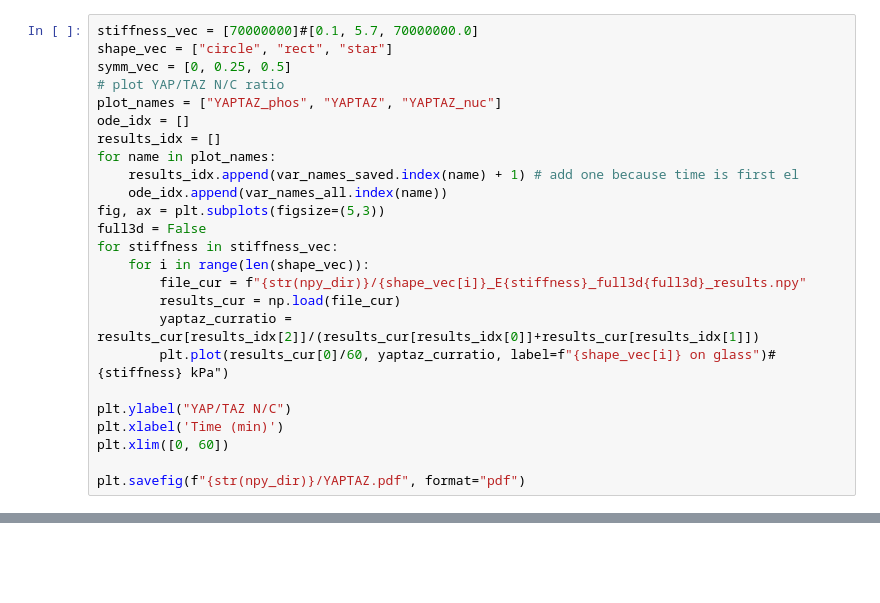
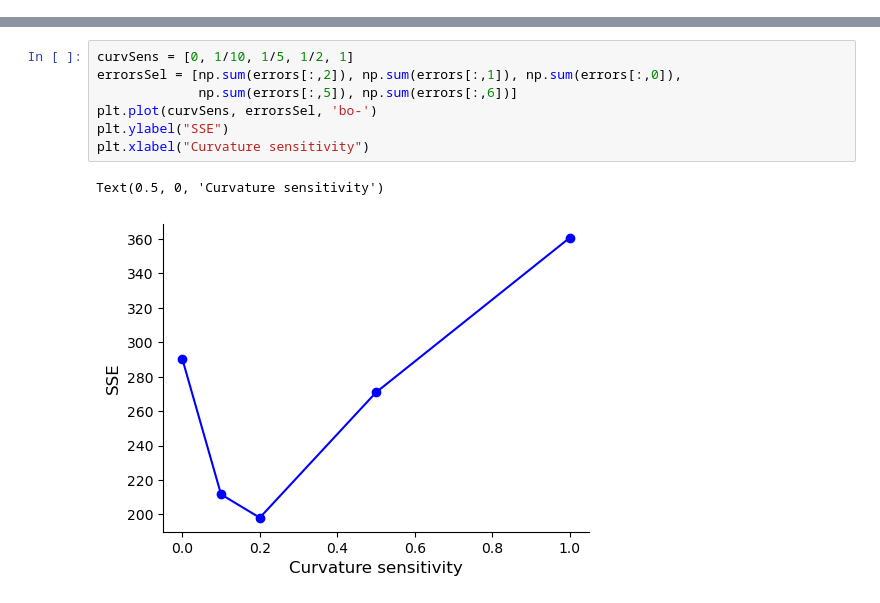
Before and after one commit to RangamaniLabUCSD/smart-nanopillars, a Jupyter notebook: model-files/mech_figs.ipynb, the cells around one changed output, grey strips where cells are left out. Saved outputs shown, nothing was run; the diff lists cells and outputs as text; blank space fills up the shorter version.

```diff
--- a/model-files/mech_figs.ipynb
+++ b/model-files/mech_figs.ipynb
@@ -91,25 +22,0 @@ Plot average YAP/TAZ nuclear to cytosolic ratio (N/C) for each of the 3 differen
-# %%
-stiffness_vec = [70000000]#[0.1, 5.7, 70000000.0]
-shape_vec = ["circle", "rect", "star"]
-symm_vec = [0, 0.25, 0.5]
-# plot YAP/TAZ N/C ratio
-plot_names = ["YAPTAZ_phos", "YAPTAZ", "YAPTAZ_nuc"]
-ode_idx = []
-results_idx = []
-for name in plot_names:
-    results_idx.append(var_names_saved.index(name) + 1) # add one because time is first el
-    ode_idx.append(var_names_all.index(name))
-fig, ax = plt.subplots(figsize=(5,3))
-full3d = False
-for stiffness in stiffness_vec:
-    for i in range(len(shape_vec)):
-        file_cur = f"{str(npy_dir)}/{shape_vec[i]}_E{stiffness}_full3d{full3d}_results.npy"
-        results_cur = np.load(file_cur)
-        yaptaz_curratio = results_cur[results_idx[2]]/(results_cur[results_idx[0]]+results_cur[results_idx[1]])
-        plt.plot(results_cur[0]/60, yaptaz_curratio, label=f"{shape_vec[i]} on glass")#{stiffness} kPa")
-
-plt.ylabel("YAP/TAZ N/C")
-plt.xlabel('Time (min)')
-plt.xlim([0, 60])
-
-plt.savefig(f"{str(npy_dir)}/YAPTAZ.pdf", format="pdf")
@@ -124,0 +203,10 @@ postprocess.plot_data(all_results, output_folder, format=".pdf")
+# %%
+curvSens = [0, 1/10, 1/5, 1/2, 1]
+errorsSel = [np.sum(errors[:,2]), np.sum(errors[:,1]), np.sum(errors[:,0]),
+             np.sum(errors[:,5]), np.sum(errors[:,6])]
+plt.plot(curvSens, errorsSel, 'bo-')
+plt.ylabel("SSE")
+plt.xlabel("Curvature sensitivity")
+# %% [output]
+Text(0.5, 0, 'Curvature sensitivity')
+[figure, added]
```
Also changed, not shown: parts of 20 cells of this notebook, 20 other files.
